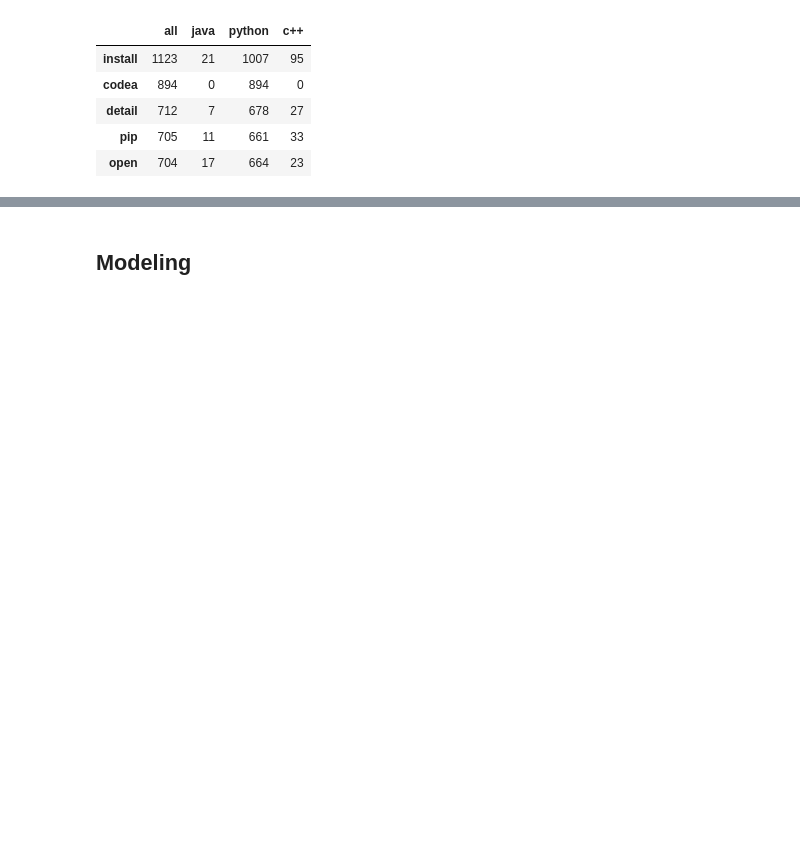
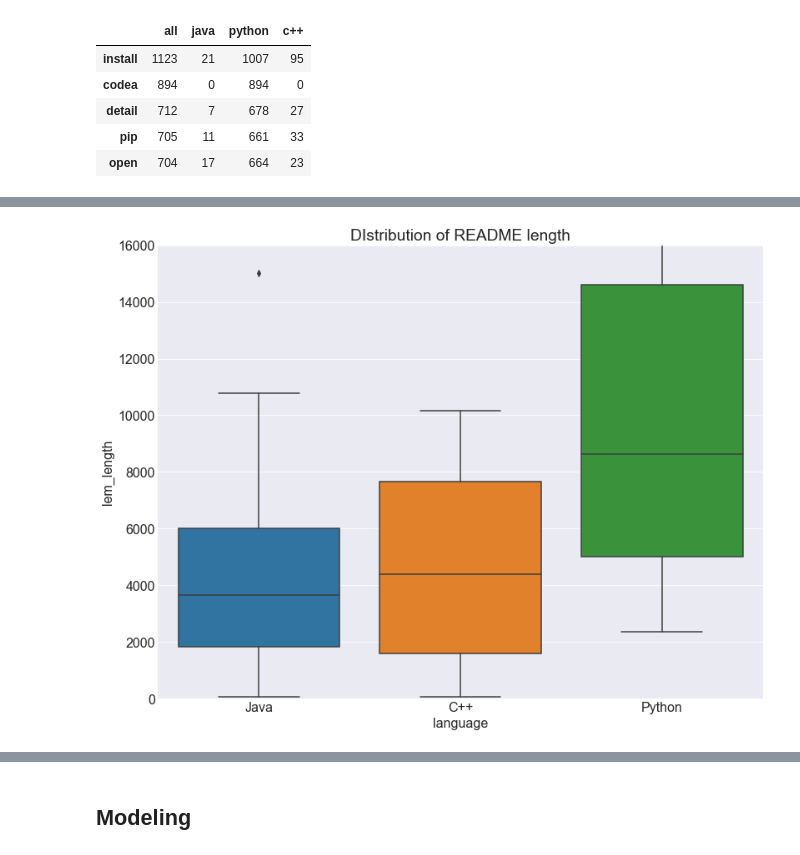
Before and after one commit to brandyn-oliver-jesse-nlp/github-readme-languages, a Jupyter notebook: final_notebook.ipynb, the cells around one changed output, grey strips where cells are left out. Saved outputs shown, nothing was run; the diff lists cells and outputs as text; code cells hidden in the pictures; blank space fills up the shorter version.

```diff
--- a/final_notebook.ipynb
+++ b/final_notebook.ipynb
@@ -98,0 +138,8 @@ explore.common_words(word_counts)
+# %%
+import seaborn as sns
+sns.boxplot(x='language',y ='lem_length', data= train)
+plt.title('DIstribution of README length')
+plt.ylim(0, 16000)
+None
+# %% [output]
+[figure, added]
```
Also changed, not shown: parts of 14 cells of this notebook.
